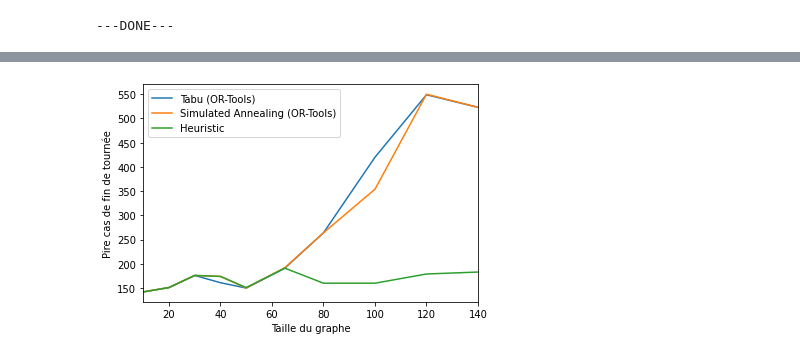
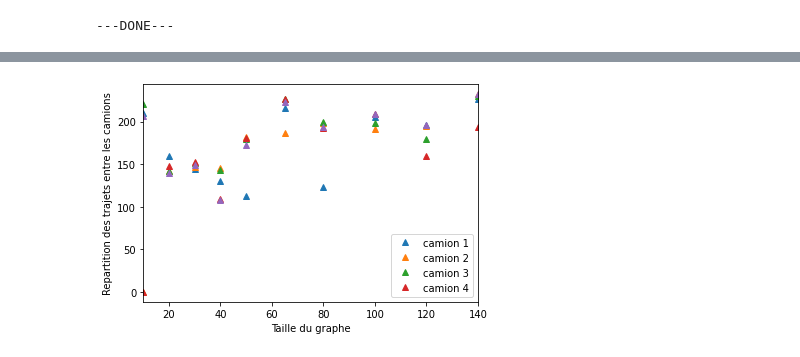
Before and after one commit to Sabsten/Projet_Graphe, a Jupyter notebook: testsAlgos.ipynb, the cells around one changed output, grey strips where cells are left out. Drawn from its saved outputs; the diff is of its cells as text; code cells hidden in the pictures.

```diff
--- a/testsAlgos.ipynb
+++ b/testsAlgos.ipynb
@@ -191,7 +196 @@ plt.show()
-# %%
-from Algorithms.or_tools import ortools_method
-from Algorithms.vrpy import vrpy_methode
-
-# Variable des métaheuristiques de or_tools
-time_limit = 3
 # %% [markdown]
@@ -211,0 +213,28 @@ Total distance = 399 km
+# %%
+import time
+#evaluation du temps d'exécution et du résultat
+Time_ortools = []
+Time_tabu = []
+Worst_ortools = []
+Worst_tabu = []
+TotalDistances_ortools = []
+TotalDistances_tabu = []
+
+for graphe in grapheTable:
+    #evaluation tabou OR-Tools
+    t = time.process_time()
+    ortools_route, ortools_distance = ortool_method(graphe, vehicules, "default", time_limit)
+    elapsed_time = time.process_time() - t
+    Time_ortools.append(elapsed_time)
+    Worst_ortools.append(max(ortools_distance))
+    TotalDistances_ortools.append(ortools_distance)
+
+    #evaluation tabou
+    t = time.process_time()
+    tabu_route, tabu_distance = tabu_method(graphe, vehicules, maxIterations)
+    elapsed_time = time.process_time() - t
+    Time_tabu.append(elapsed_time)
+    Worst_tabu.append(max(tabu_distance))
+    TotalDistances_tabu.append(tabu_distance)
+
+print("---DONE---")
@@ -313,14 +275,11 @@ plt.show()
 # %%
-#graphe pire cas possible
-plt.plot(listeDegre,worst_tabu_ortools)
-plt.plot(listeDegre,worst_sa_ortools)
-plt.plot(listeDegre,worst_heuristic_ortools)
+#graphe repartition camions
+plt.plot(listeDegre, TotalDistances_ortools,"^")
 
-plt.legend(['Tabu (OR-Tools)', 'Simulated Annealing (OR-Tools)', 'Heuristic'])
+plt.legend(['camion 1', 'camion 2', 'camion 3', 'camion 4'])
 plt.xlabel("Taille du graphe")
-plt.ylabel("Pire cas de fin de tournée")
+plt.ylabel("Repartition des trajets entre les camions")
 plt.xlim([10, 140])
-
 plt.show()
 # %% [output]
-[figure, old version]
+[figure, new version]
```
Also changed, not shown: parts of 33 cells of this notebook, 10 other files.
